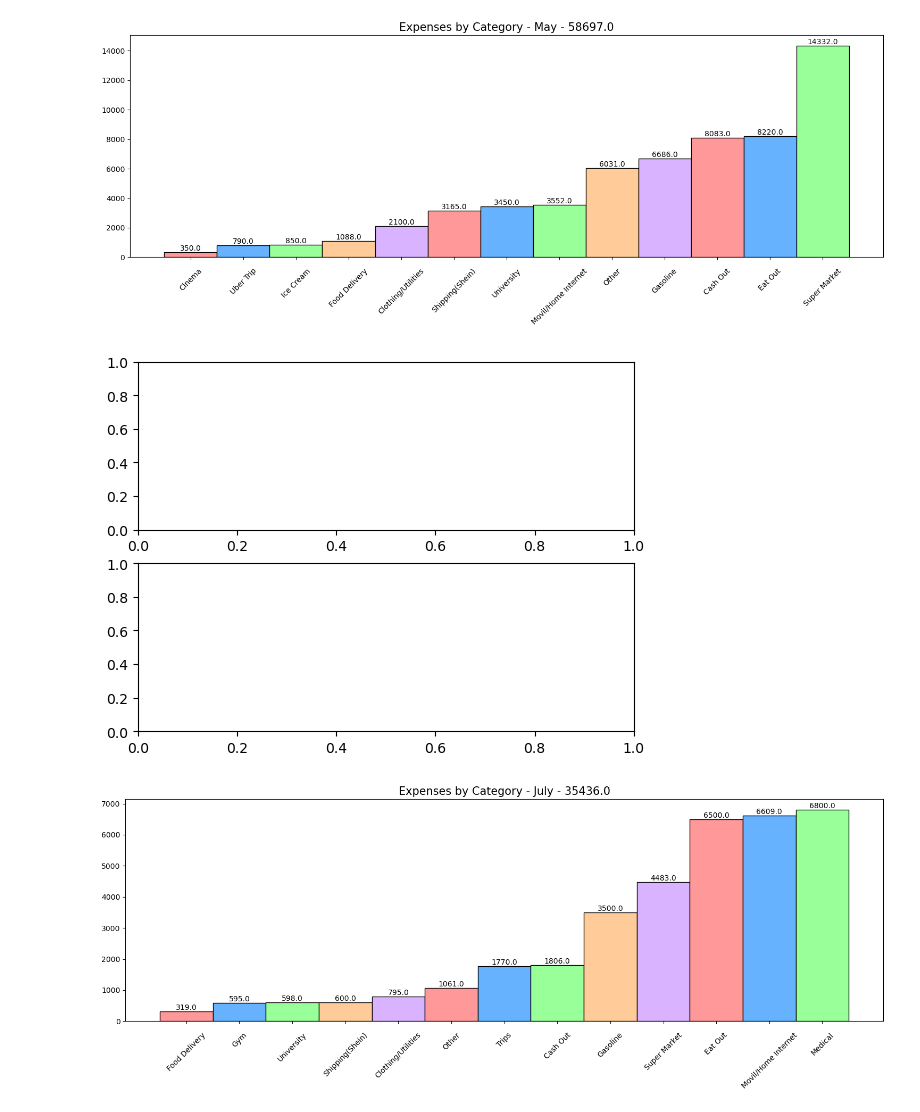
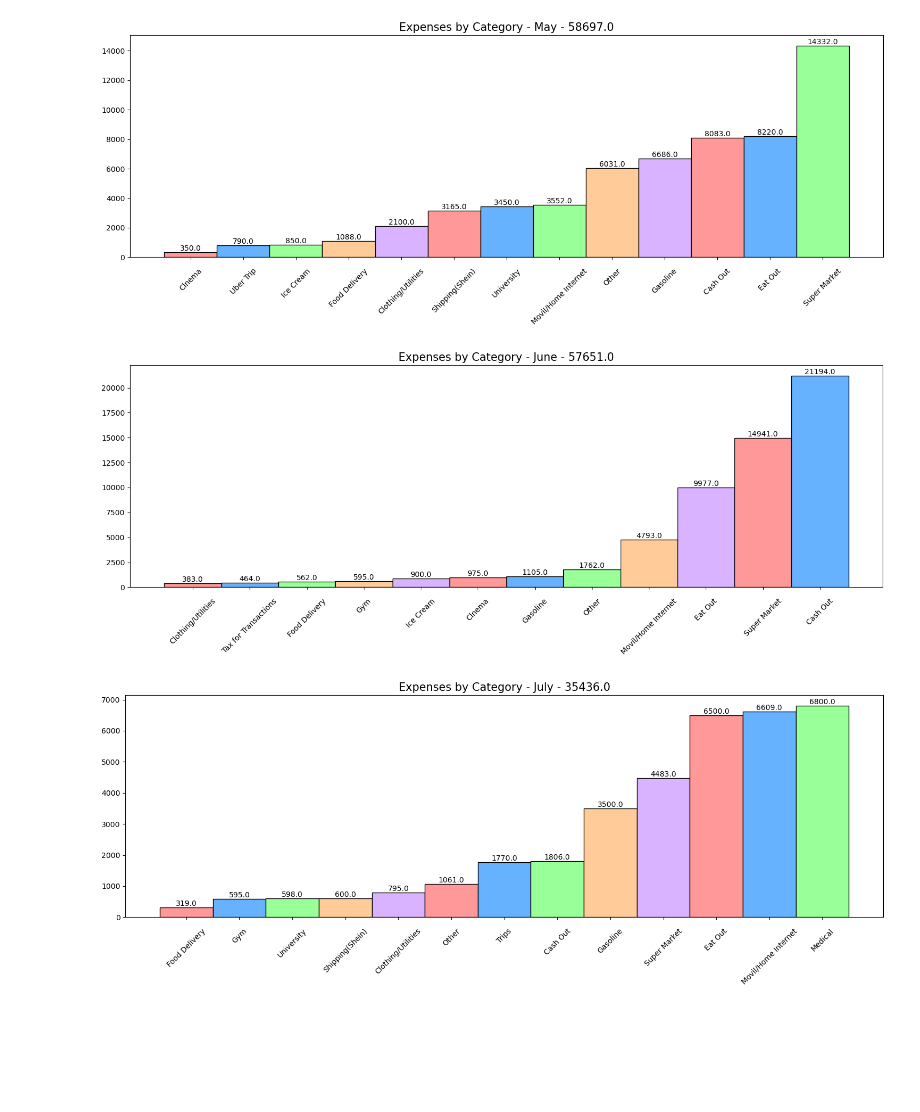
Before and after one commit to wriverarincon/portfolio, a Jupyter notebook: credit_cards_expenses/my_finances.ipynb, the cells around one changed output. Saved outputs shown, nothing was run; the diff lists cells and outputs as text; code cells hidden in the pictures; blank space fills up the shorter version.

```diff
--- a/credit_cards_expenses/my_finances.ipynb
+++ b/credit_cards_expenses/my_finances.ipynb
@@ -418,10 +425,10 @@ def create_plot(month_name, month, day="31"):
 create_plot("May", "05")
 # %% [output]
 [figure]
-# %%
-fig, axs = plt.subplots(2, 1)
-# %% [output]
-[figure, removed]
+# %%
+create_plot("June", "06", "30")
+# %% [output]
+[figure, added]
 # %%
 create_plot("July", "07")
 # %% [output]
```
Also changed, not shown: parts of 1 cell of this notebook.
